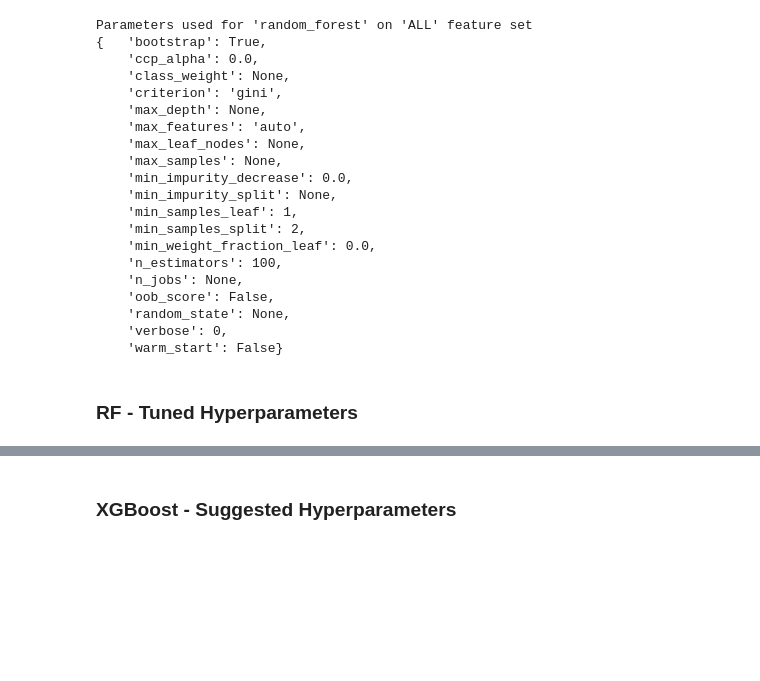
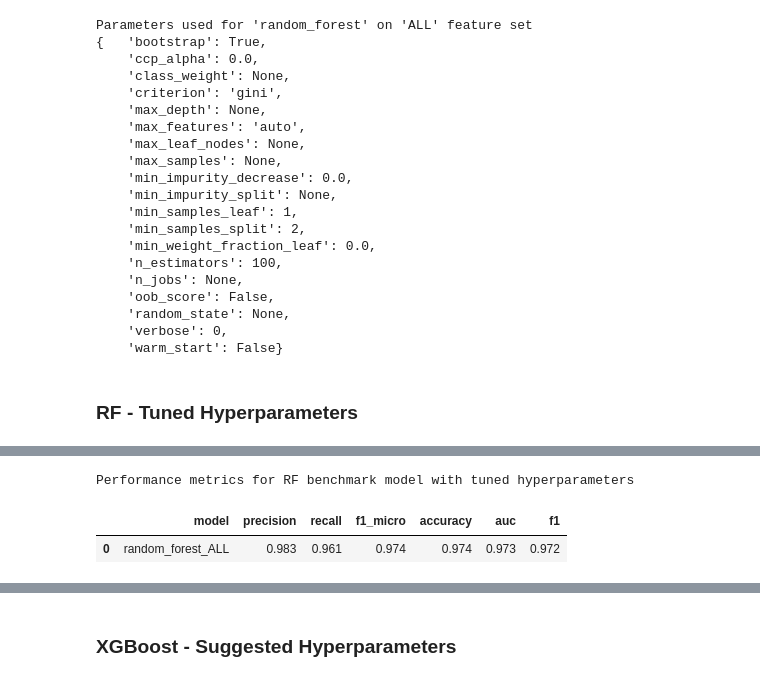
Before and after one commit to achmand/aml-crypto-graph, a Jupyter notebook: src/1.1_experiment_results.ipynb, the cells around one changed output, grey strips where cells are left out. Drawn from its saved outputs; the diff is of its cells as text; code cells hidden in the pictures; blank space fills up the shorter version.

```diff
--- a/src/1.1_experiment_results.ipynb
+++ b/src/1.1_experiment_results.ipynb
@@ -121,0 +138,8 @@ Parameters used for 'random_forest' on 'ALL' feature set
+# %%
+print("Performance metrics for RF benchmark model with tuned hyperparameters")
+benchmark_tuned_metrics_df = results_table(benchmark_tuned_results)
+display(benchmark_tuned_metrics_df)
+# %% [output]
+Performance metrics for RF benchmark model with tuned hyperparameters
+|  | model | precision | recall | f1_micro | accuracy | auc | f1 |
+| 0 | random_forest_ALL | 0.983 | 0.961 | 0.974 | 0.974 | 0.973 | 0.972 |
```
Also changed, not shown: parts of 11 cells of this notebook, 2 other files.
